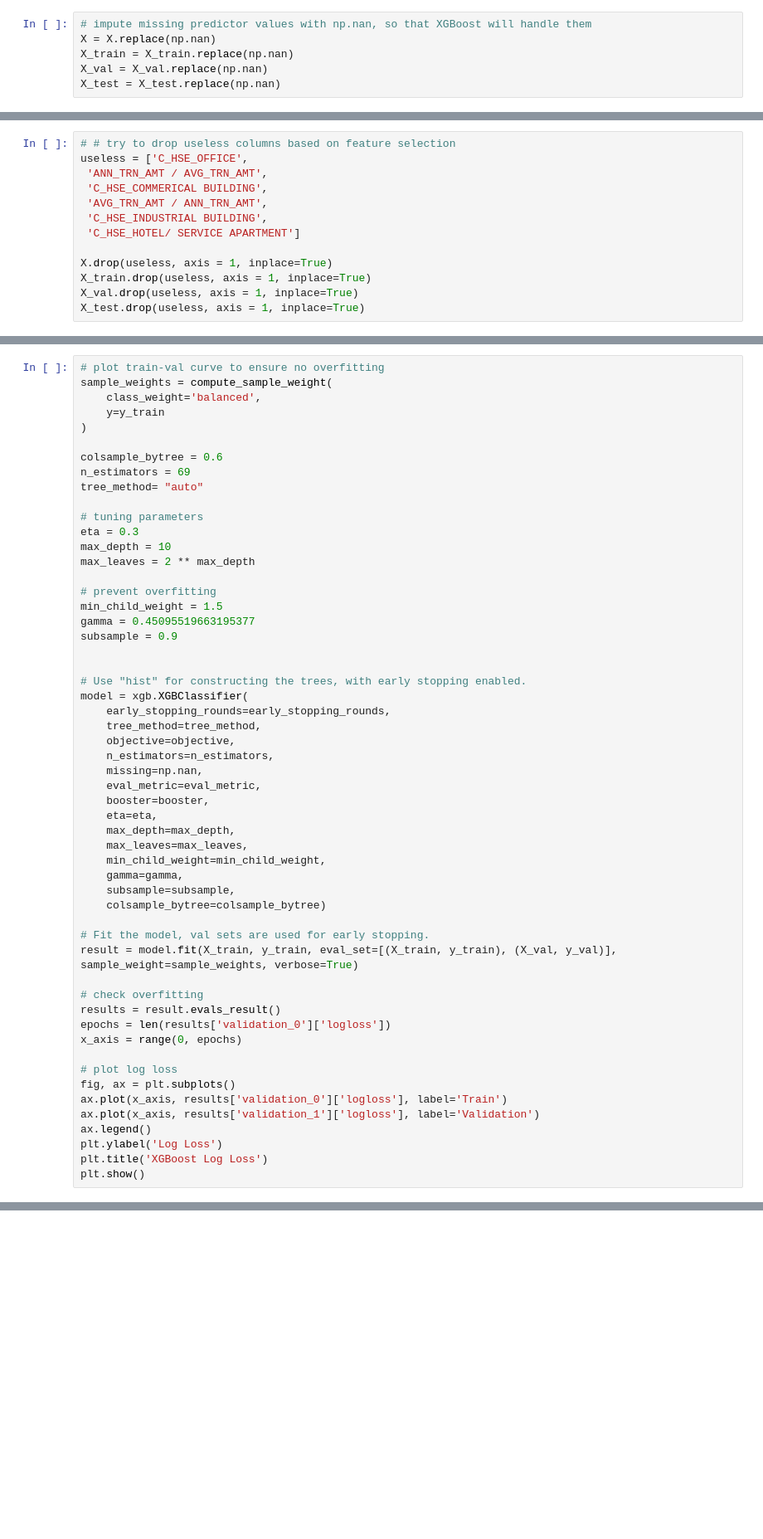
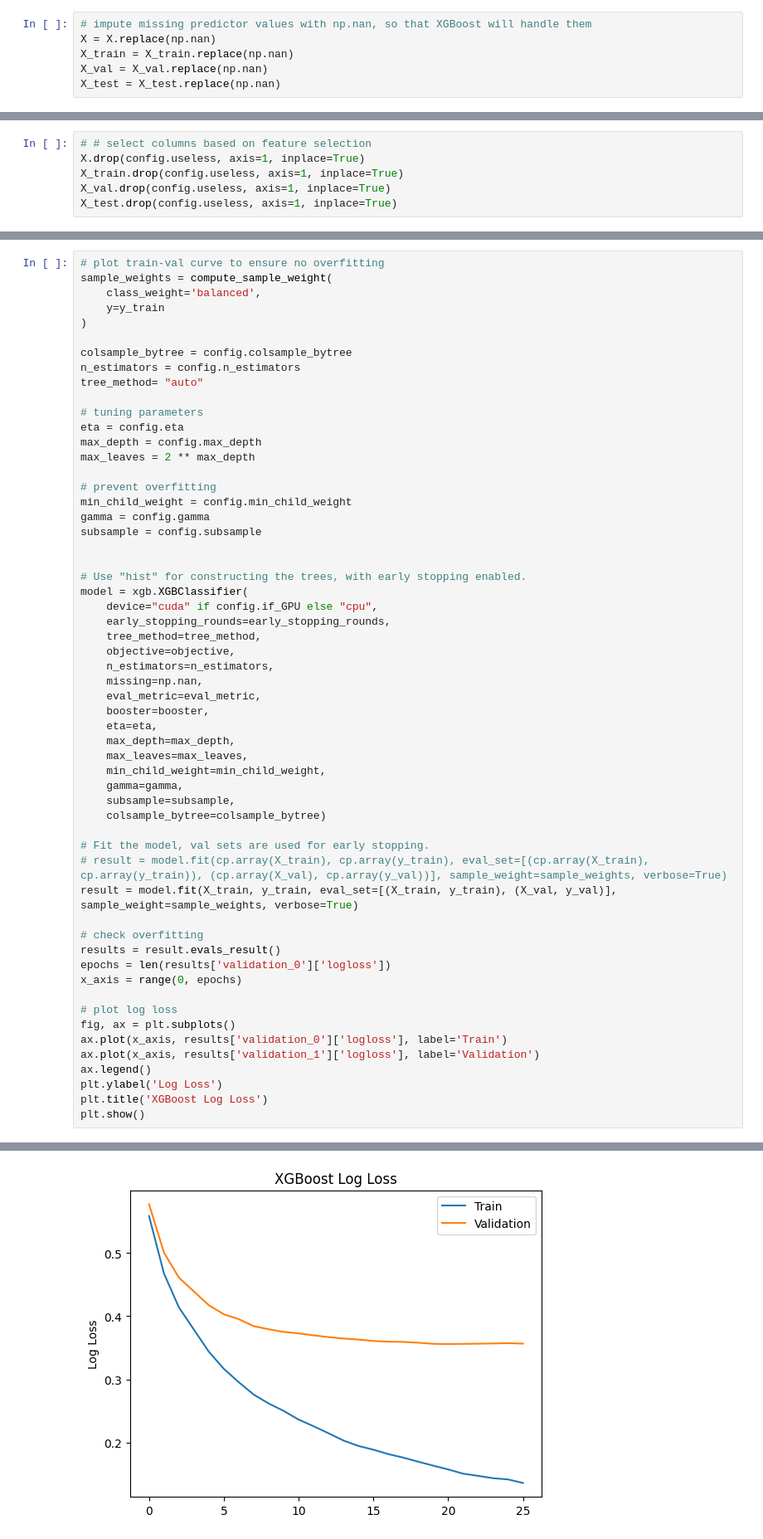
Before and after one commit to yang0369/Maybank_Classification, a Jupyter notebook: analysis/experiment_xgboost.ipynb, the cells around one changed output, grey strips where cells are left out. Shown at 83% size. Saved outputs shown, nothing was run; the diff lists cells and outputs as text; blank space fills up the shorter version.

```diff
--- a/analysis/experiment_xgboost.ipynb
+++ b/analysis/experiment_xgboost.ipynb
@@ -287,16 +597,9 @@ display("test set after imputing:", X_test.sample(1))
 # %%
-# # try to drop useless columns based on feature selection
-useless = ['C_HSE_OFFICE',
- 'ANN_TRN_AMT / AVG_TRN_AMT',
- 'C_HSE_COMMERICAL BUILDING',
- 'AVG_TRN_AMT / ANN_TRN_AMT',
- 'C_HSE_INDUSTRIAL BUILDING',
- 'C_HSE_HOTEL/ SERVICE APARTMENT']
-
-X.drop(useless, axis = 1, inplace=True)
-X_train.drop(useless, axis = 1, inplace=True)
-X_val.drop(useless, axis = 1, inplace=True)
-X_test.drop(useless, axis = 1, inplace=True)
+# # select columns based on feature selection
+X.drop(config.useless, axis=1, inplace=True)
+X_train.drop(config.useless, axis=1, inplace=True)
+X_val.drop(config.useless, axis=1, inplace=True)
+X_test.drop(config.useless, axis=1, inplace=True)
 # %%
 # label encoding for target variable
 le = preprocessing.LabelEncoder()
@@ -374,23 +713,24 @@ sample_weights = compute_sample_weight(
     y=y_train
 )
 
-colsample_bytree = 0.6
-n_estimators = 69
+colsample_bytree = config.colsample_bytree
+n_estimators = config.n_estimators
 tree_method= "auto"
 
 # tuning parameters
-eta = 0.3
-max_depth = 10
+eta = config.eta
+max_depth = config.max_depth
 max_leaves = 2 ** max_depth
 
 # prevent overfitting
-min_child_weight = 1.5
-gamma = 0.45095519663195377
-subsample = 0.9
+min_child_weight = config.min_child_weight
+gamma = config.gamma
+subsample = config.subsample
 
 
 # Use "hist" for constructing the trees, with early stopping enabled.
 model = xgb.XGBClassifier(
+    device="cuda" if config.if_GPU else "cpu",
     early_stopping_rounds=early_stopping_rounds,
     tree_method=tree_method,
     objective=objective,
@@ -407,6 +747,7 @@ model = xgb.XGBClassifier(
     colsample_bytree=colsample_bytree)
 
 # Fit the model, val sets are used for early stopping.
+# result = model.fit(cp.array(X_train), cp.array(y_train), eval_set=[(cp.array(X_train), cp.array(y_train)), (cp.array(X_val), cp.array(y_val))], sample_weight=sample_weights, verbose=True)
 result = model.fit(X_train, y_train, eval_set=[(X_train, y_train), (X_val, y_val)], sample_weight=sample_weights, verbose=True)
 
 # check overfitting
@@ -422,3 +763,4 @@ ax.legend()
 plt.ylabel('Log Loss')
 plt.title('XGBoost Log Loss')
 plt.show()
+# %% [output]
@@ -425,3 +784,4 @@ plt.show()
+[figure, added]
 # %%
 # finally train with all traing + val, and change to dart booster
 sample_weights = compute_sample_weight(
```
Also changed, not shown: parts of 54 cells of this notebook, 2 other files.
